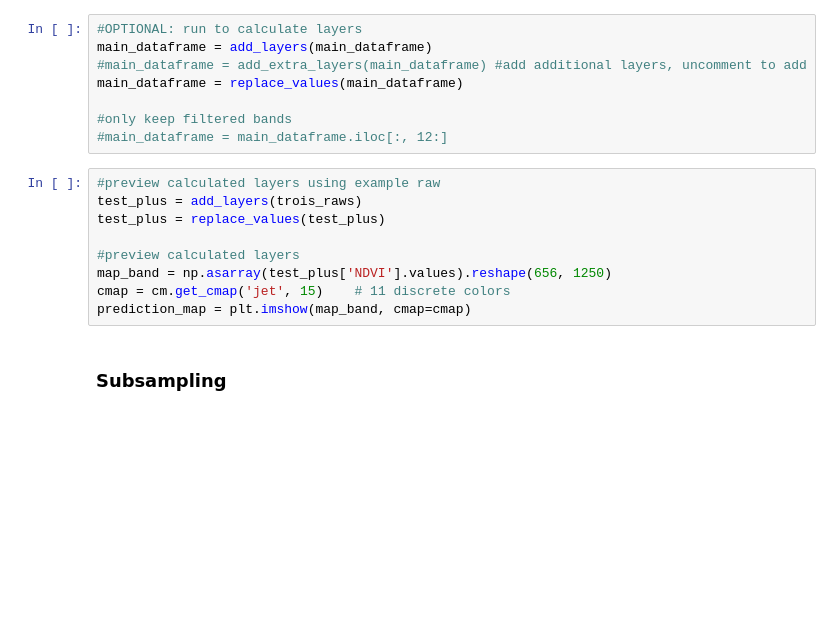
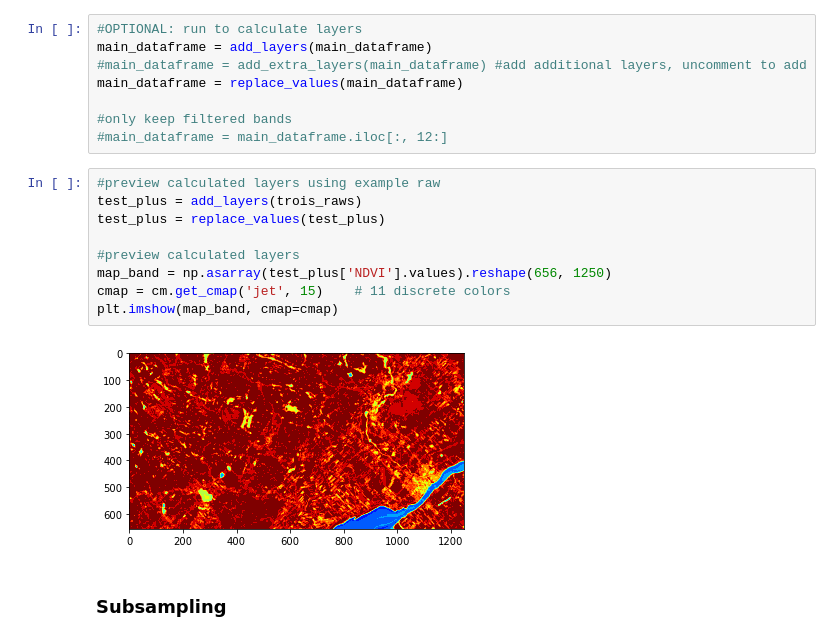
Before and after one commit to fynnweaver/Land_Cover_Classification, a Jupyter notebook: ModelWorkflow.ipynb, the cells around one changed output. Drawn from its saved outputs; the diff is of its cells as text; blank space fills up the shorter version.

```diff
--- a/ModelWorkflow.ipynb
+++ b/ModelWorkflow.ipynb
@@ -239,12 +248,14 @@ main_dataframe = replace_values(main_dataframe)
 # %%
 #preview calculated layers using example raw
 test_plus = add_layers(trois_raws)
 test_plus = replace_values(test_plus)
 
 #preview calculated layers
 map_band = np.asarray(test_plus['NDVI'].values).reshape(656, 1250)
 cmap = cm.get_cmap('jet', 15)    # 11 discrete colors
-prediction_map = plt.imshow(map_band, cmap=cmap)
+plt.imshow(map_band, cmap=cmap)
+# %% [output]
+[figure, added]
 # %% [markdown]
 ### Subsampling
 # %%
```
Also changed, not shown: parts of 73 cells of this notebook, 3 other files.
